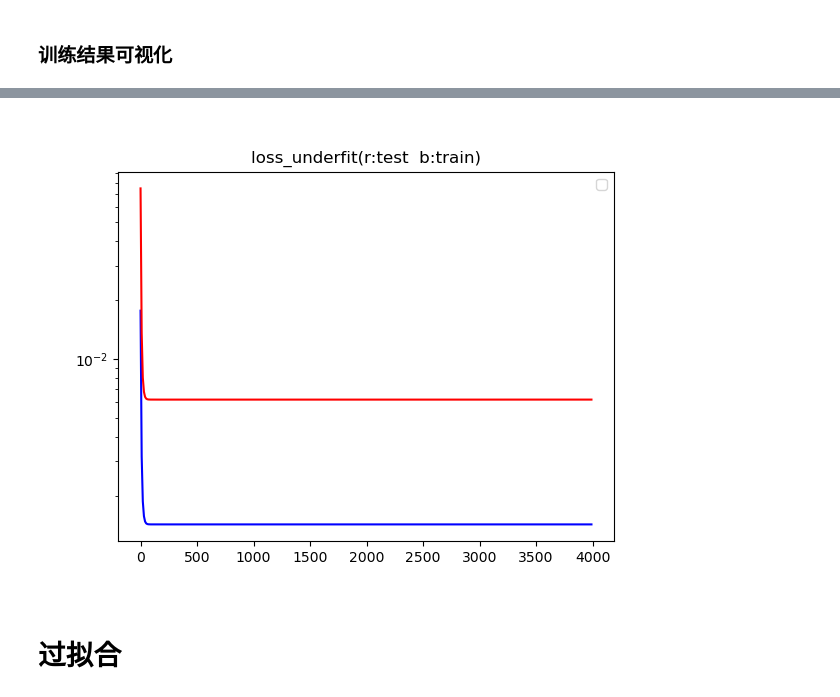
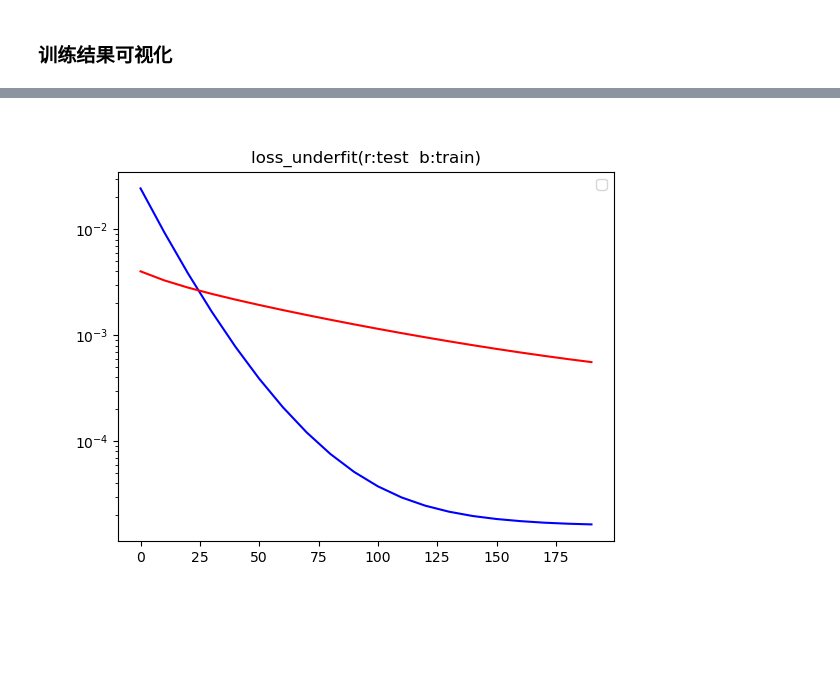
Before and after one commit to embededAI/zhv2_d2l_ai_libtorch, a Jupyter notebook: L06_0411/2.weight_decay.ipynb, the cells around one changed output, grey strips where cells are left out. Drawn from its saved outputs; the diff is of its cells as text; code cells hidden in the pictures; blank space fills up the shorter version.

```diff
--- a/L06_0411/2.weight_decay.ipynb
+++ b/L06_0411/2.weight_decay.ipynb
@@ -403,8 +267,6 @@ plt::save("./loss_underfit.png");
 plt::show();
 # %%
-auto img2 = im::image("./loss_underfit.png");
+auto img2 = im::image("./loss_2_underfit.png");
 img2
 # %% [output]
-[figure, old version]
+[figure, new version]
-# %% [markdown]
-# 过拟合
```
Also changed, not shown: parts of 30 cells of this notebook, 4 other files.
